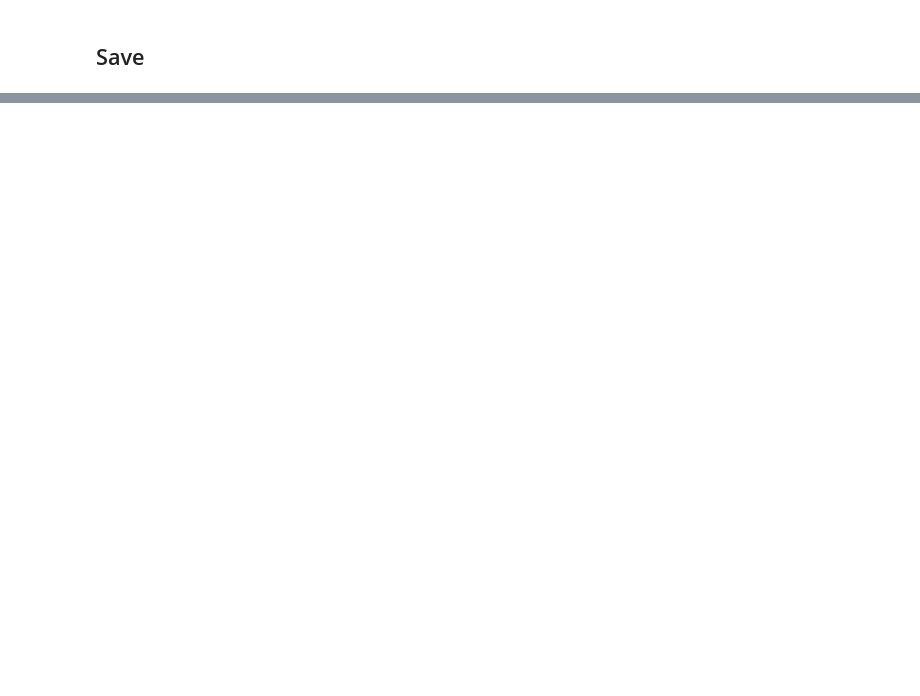
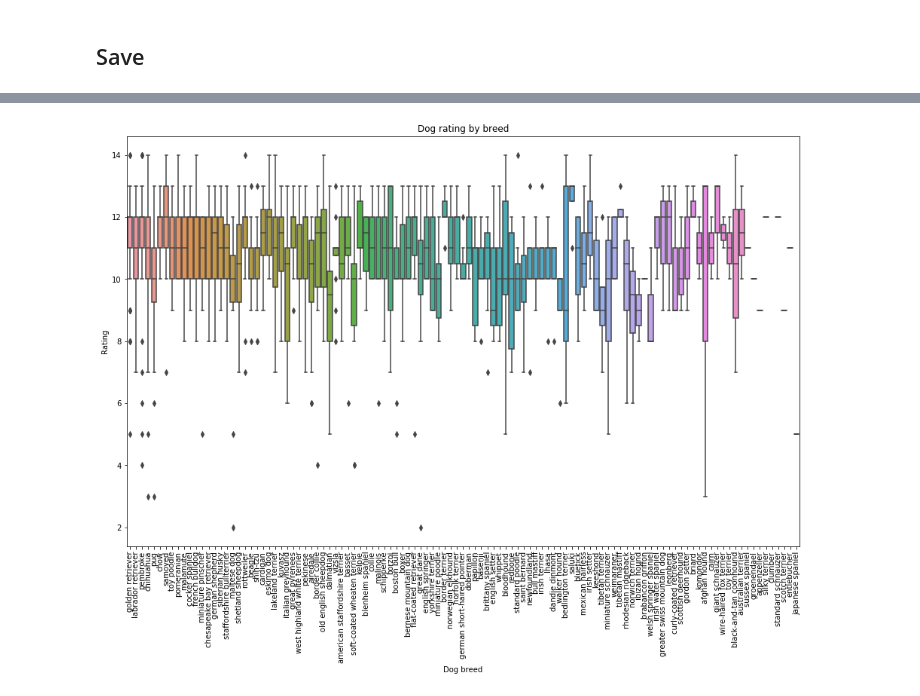
Before and after one commit to despacito123/data-analyst-nanodegree, a Jupyter notebook: 8. Data Wrangling project/wrangle_act.ipynb, the cells around one changed output, grey strips where cells are left out. Drawn from its saved outputs; the diff is of its cells as text; code cells hidden in the pictures; blank space fills up the shorter version.

```diff
--- a/8. Data Wrangling project/wrangle_act.ipynb
+++ b/8. Data Wrangling project/wrangle_act.ipynb
@@ -675,0 +908,17 @@ call(['mv', 'wrangle_act.html', 'wrangle_report.html'])
+# %%
+rating_quantile_99 = master['rating_with_denominator_10'].quantile(0.99)
+dog_ratings = master.query(f'prediction1_dog == True and rating_with_denominator_10 <= {rating_quantile_99}')
+fig, ax = plt.subplots(figsize=(16, 10))
+plt.xticks(rotation=90)
+sns.factorplot(
+    data=dog_ratings,
+    x='prediction1',
+    y='rating_with_denominator_10',
+    kind='box',
+    order = predicted_dogs['prediction1'].value_counts().index,
+    ax=ax)
+ax.set(title='Dog rating by breed', xlabel='Dog breed', ylabel='Rating')
+plt.close(2)
+plt.savefig('dog_rating_by_breed.png');
+# %% [output]
+[figure, added]
```
Also changed, not shown: parts of 45 cells of this notebook, 15 other files.
